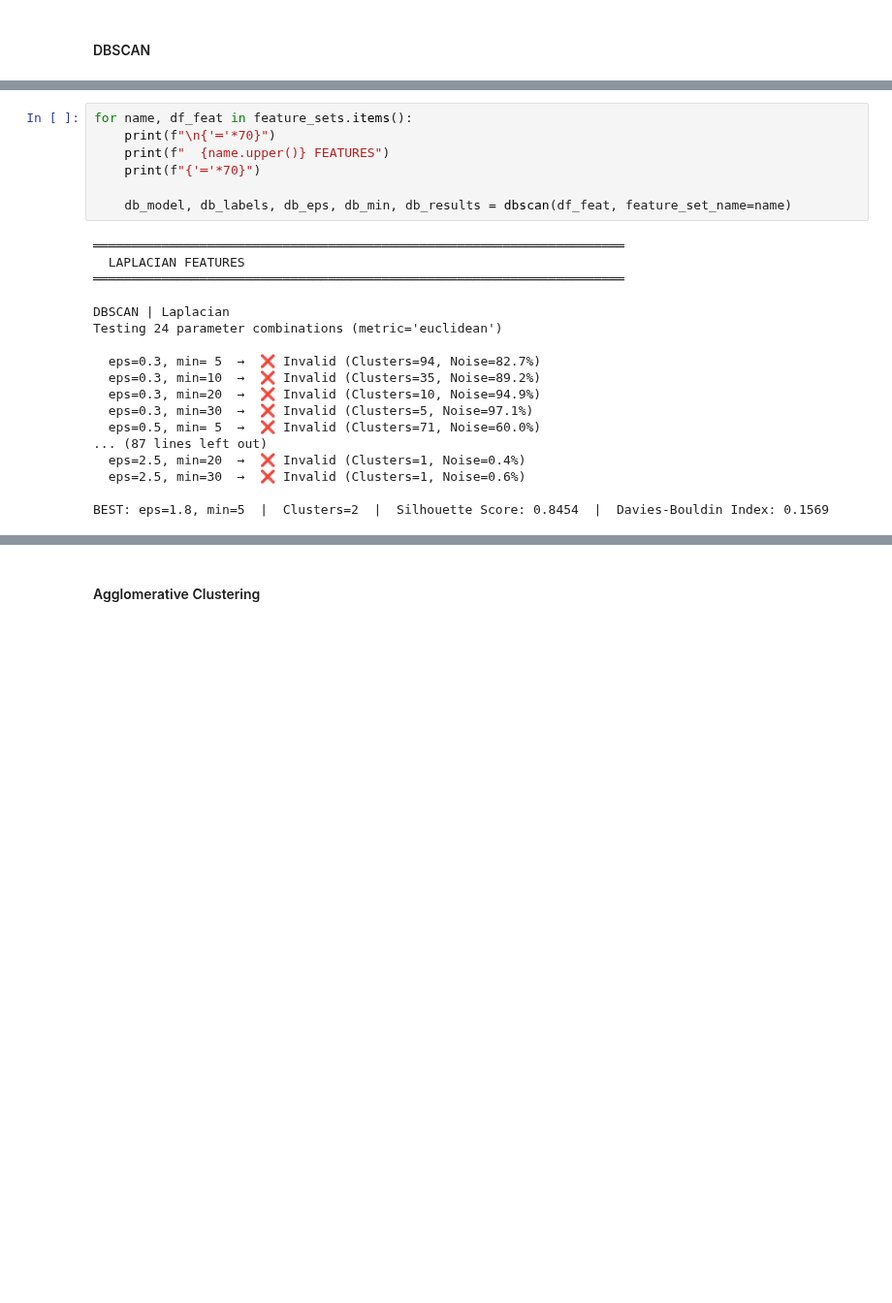
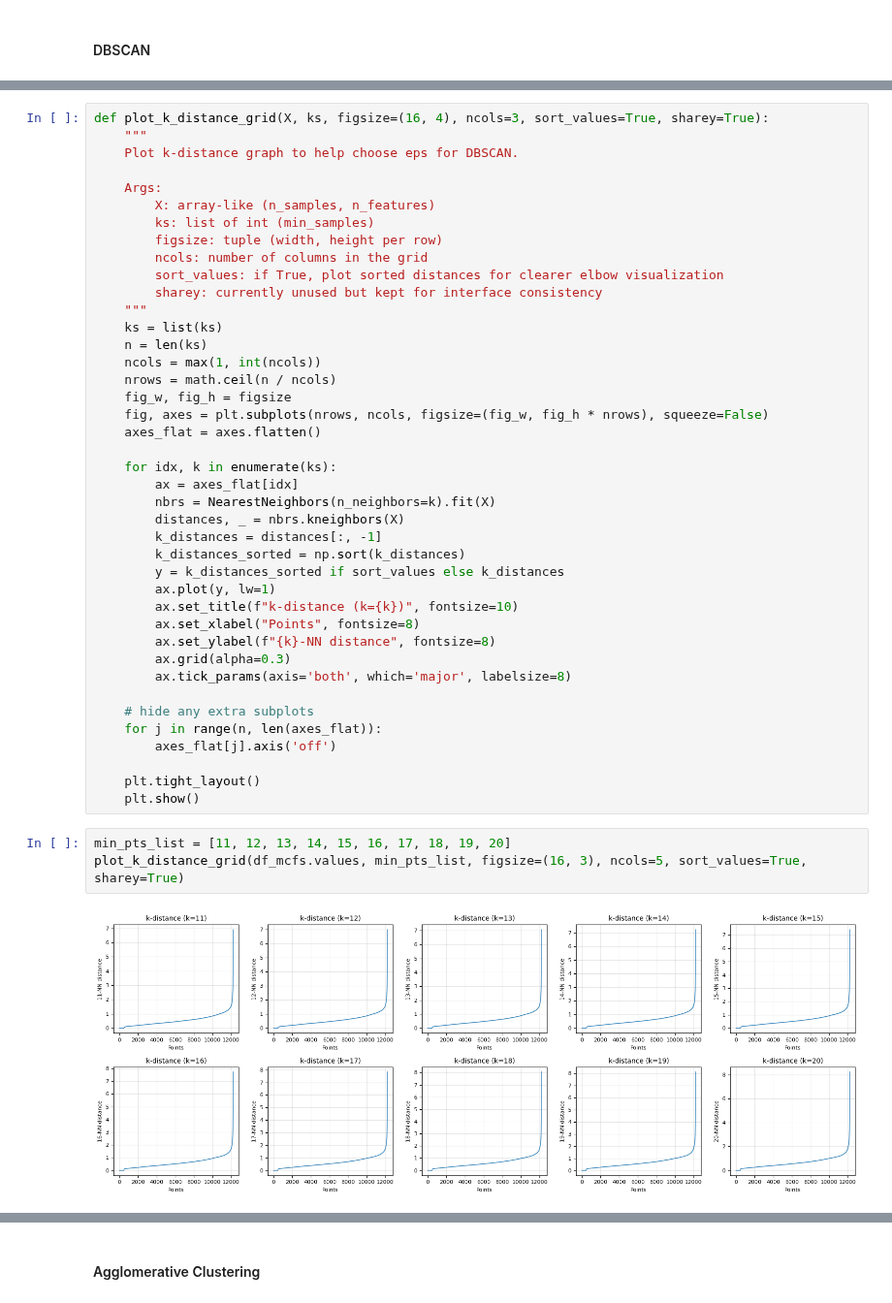
Before and after one commit to JackyDo2005/A3_PDS_RMIT, a Jupyter notebook: Assignment3.ipynb, the cells around one changed output, grey strips where cells are left out. Shown at 97% size. Saved outputs shown, nothing was run; the diff lists cells and outputs as text; blank space fills up the shorter version.

```diff
--- a/Assignment3.ipynb
+++ b/Assignment3.ipynb
@@ -2637,25 +2412,46 @@ def dbscan(df_features, eps_list=[0.3, 0.5, 0.8, 1.2, 1.8, 2.5],
-# %%
-for name, df_feat in feature_sets.items():
-    print(f"\n{'═'*70}")
-    print(f"  {name.upper()} FEATURES")
-    print(f"{'═'*70}")
-
-    db_model, db_labels, db_eps, db_min, db_results = dbscan(df_feat, feature_set_name=name)
-# %% [output]
-══════════════════════════════════════════════════════════════════════
-  LAPLACIAN FEATURES
-══════════════════════════════════════════════════════════════════════
-
-DBSCAN | Laplacian
-Testing 24 parameter combinations (metric='euclidean')
-
-  eps=0.3, min= 5  →  ❌ Invalid (Clusters=94, Noise=82.7%)
-  eps=0.3, min=10  →  ❌ Invalid (Clusters=35, Noise=89.2%)
-  eps=0.3, min=20  →  ❌ Invalid (Clusters=10, Noise=94.9%)
-  eps=0.3, min=30  →  ❌ Invalid (Clusters=5, Noise=97.1%)
-  eps=0.5, min= 5  →  ❌ Invalid (Clusters=71, Noise=60.0%)
-... (87 lines left out)
-  eps=2.5, min=20  →  ❌ Invalid (Clusters=1, Noise=0.4%)
-  eps=2.5, min=30  →  ❌ Invalid (Clusters=1, Noise=0.6%)
-
-BEST: eps=1.8, min=5  |  Clusters=2  |  Silhouette Score: 0.8454  |  Davies-Bouldin Index: 0.1569
+# %%
+def plot_k_distance_grid(X, ks, figsize=(16, 4), ncols=3, sort_values=True, sharey=True):
+    """
+    Plot k-distance graph to help choose eps for DBSCAN.
+
+    Args:
+        X: array-like (n_samples, n_features)
+        ks: list of int (min_samples)
+        figsize: tuple (width, height per row)
+        ncols: number of columns in the grid
+        sort_values: if True, plot sorted distances for clearer elbow visualization
+        sharey: currently unused but kept for interface consistency
+    """
+    ks = list(ks)
+    n = len(ks)
+    ncols = max(1, int(ncols))
+    nrows = math.ceil(n / ncols)
+    fig_w, fig_h = figsize
+    fig, axes = plt.subplots(nrows, ncols, figsize=(fig_w, fig_h * nrows), squeeze=False)
+    axes_flat = axes.flatten()
+
+    for idx, k in enumerate(ks):
+        ax = axes_flat[idx]
+        nbrs = NearestNeighbors(n_neighbors=k).fit(X)
+        distances, _ = nbrs.kneighbors(X)
+        k_distances = distances[:, -1]
+        k_distances_sorted = np.sort(k_distances)
+        y = k_distances_sorted if sort_values else k_distances
+        ax.plot(y, lw=1)
+        ax.set_title(f"k-distance (k={k})", fontsize=10)
+        ax.set_xlabel("Points", fontsize=8)
+        ax.set_ylabel(f"{k}-NN distance", fontsize=8)
+        ax.grid(alpha=0.3)
+        ax.tick_params(axis='both', which='major', labelsize=8)
+
+    # hide any extra subplots
+    for j in range(n, len(axes_flat)):
+        axes_flat[j].axis('off')
+
+    plt.tight_layout()
+    plt.show()
+# %%
+min_pts_list = [11, 12, 13, 14, 15, 16, 17, 18, 19, 20]
+plot_k_distance_grid(df_mcfs.values, min_pts_list, figsize=(16, 3), ncols=5, sort_values=True, sharey=True)
+# %% [output]
+[figure, added]
```
Also changed, not shown: parts of 45 cells of this notebook.
